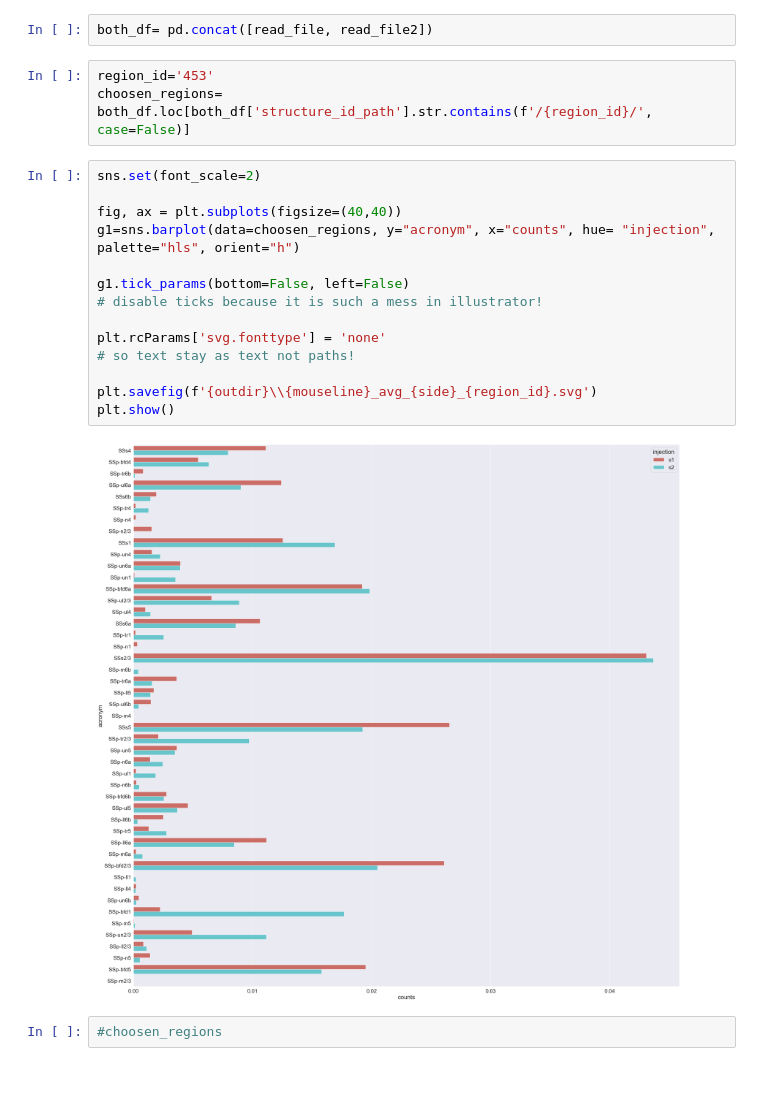
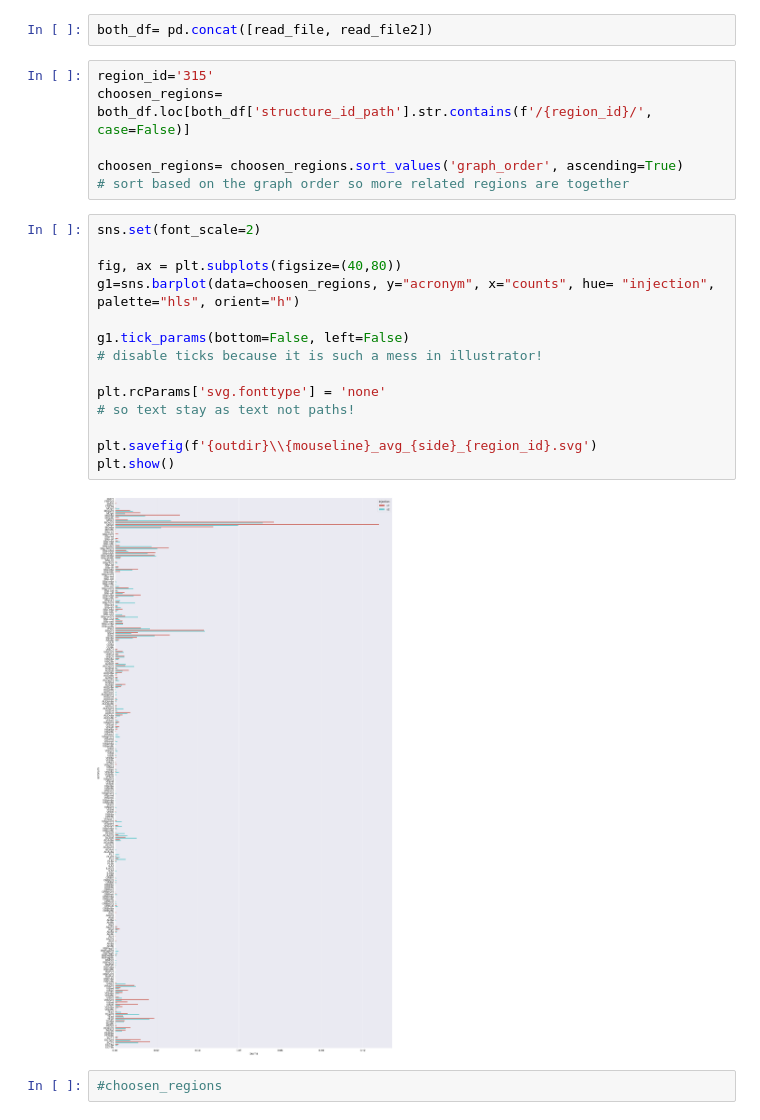
Before and after one commit to YANQI-LIU/Image_Registration, a Jupyter notebook: plotting_sns.ipynb, the cells around one changed output. Saved outputs shown, nothing was run; the diff lists cells and outputs as text; blank space fills up the shorter version.

```diff
--- a/plotting_sns.ipynb
+++ b/plotting_sns.ipynb
@@ -351,24 +318,27 @@ read_file2['injection']=region2
 # %%
 both_df= pd.concat([read_file, read_file2])
 # %%
-region_id='453'
+region_id='315'
 choosen_regions= both_df.loc[both_df['structure_id_path'].str.contains(f'/{region_id}/', case=False)]
+
+choosen_regions= choosen_regions.sort_values('graph_order', ascending=True)
+# sort based on the graph order so more related regions are together
 # %%
 sns.set(font_scale=2)
 
-fig, ax = plt.subplots(figsize=(40,40))
+fig, ax = plt.subplots(figsize=(40,80))
 g1=sns.barplot(data=choosen_regions, y="acronym", x="counts", hue= "injection", palette="hls", orient="h")
 
 g1.tick_params(bottom=False, left=False)
 # disable ticks because it is such a mess in illustrator!
 
 plt.rcParams['svg.fonttype'] = 'none'
 # so text stay as text not paths!
 
 plt.savefig(f'{outdir}\\{mouseline}_avg_{side}_{region_id}.svg')
 plt.show()
 # %% [output]
-[figure, old version]
+[figure, new version]
 # %%
 #choosen_regions
 # %% [markdown]
```
Also changed, not shown: parts of 11 cells of this notebook, 1 other file.
